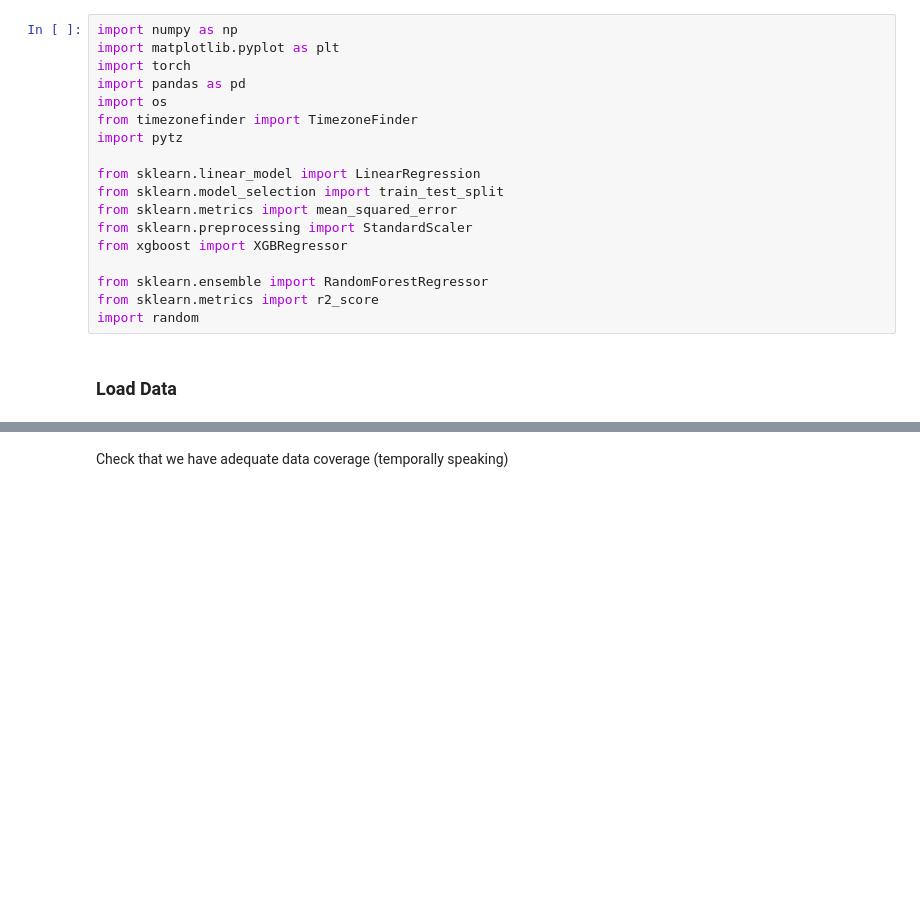
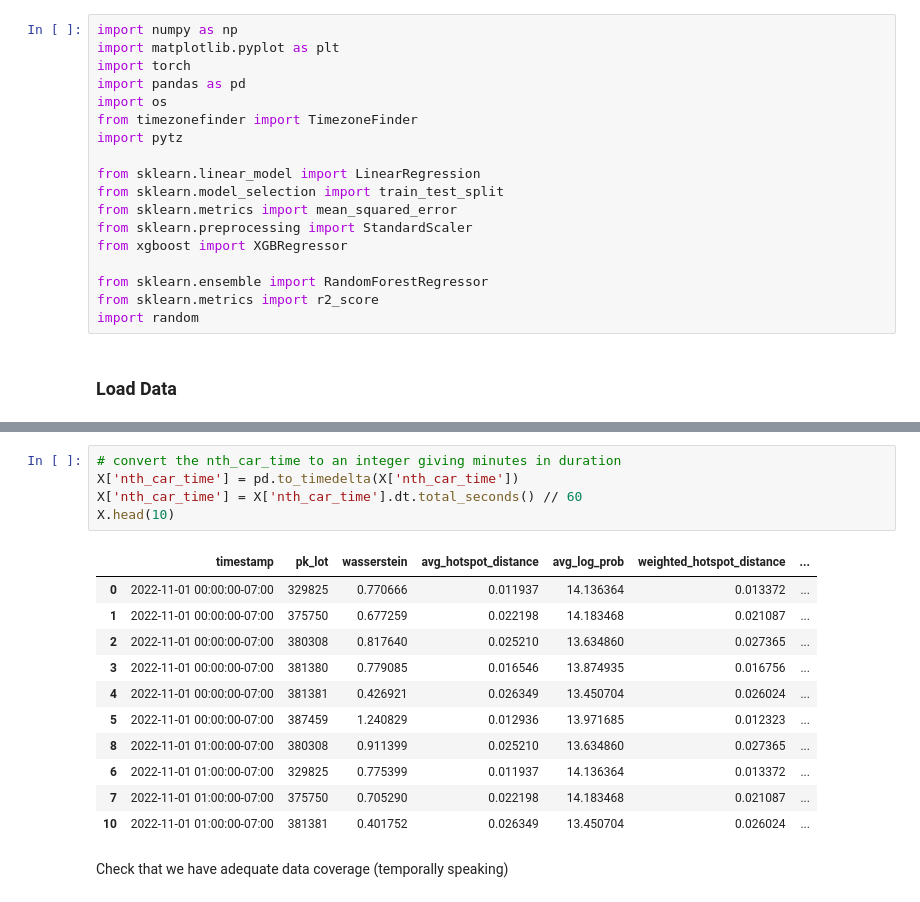
Before and after one commit to INRIX-Logan-Garwood/Parking-Location-vs-Occupancy, a Jupyter notebook: notebooks/train_model.ipynb, the cells around one changed output, grey strips where cells are left out. Drawn from its saved outputs; the diff is of its cells as text; blank space fills up the shorter version.

```diff
--- a/notebooks/train_model.ipynb
+++ b/notebooks/train_model.ipynb
@@ -49,3 +73,20 @@ display(y.head(10))
+# %%
+# convert the nth_car_time to an integer giving minutes in duration
+X['nth_car_time'] = pd.to_timedelta(X['nth_car_time'])
+X['nth_car_time'] = X['nth_car_time'].dt.total_seconds() // 60
+X.head(10)
+# %% [output]
+|  | timestamp | pk_lot | wasserstein | avg_hotspot_distance | avg_log_prob | weighted_hotspot_distance | ... |
+| 0 | 2022-11-01 00:00:00-07:00 | 329825 | 0.770666 | 0.011937 | 14.136364 | 0.013372 | ... |
+| 1 | 2022-11-01 00:00:00-07:00 | 375750 | 0.677259 | 0.022198 | 14.183468 | 0.021087 | ... |
+| 2 | 2022-11-01 00:00:00-07:00 | 380308 | 0.817640 | 0.025210 | 13.634860 | 0.027365 | ... |
+| 3 | 2022-11-01 00:00:00-07:00 | 381380 | 0.779085 | 0.016546 | 13.874935 | 0.016756 | ... |
+| 4 | 2022-11-01 00:00:00-07:00 | 381381 | 0.426921 | 0.026349 | 13.450704 | 0.026024 | ... |
+| 5 | 2022-11-01 00:00:00-07:00 | 387459 | 1.240829 | 0.012936 | 13.971685 | 0.012323 | ... |
+| 8 | 2022-11-01 01:00:00-07:00 | 380308 | 0.911399 | 0.025210 | 13.634860 | 0.027365 | ... |
+| 6 | 2022-11-01 01:00:00-07:00 | 329825 | 0.775399 | 0.011937 | 14.136364 | 0.013372 | ... |
+| 7 | 2022-11-01 01:00:00-07:00 | 375750 | 0.705290 | 0.022198 | 14.183468 | 0.021087 | ... |
+| 10 | 2022-11-01 01:00:00-07:00 | 381381 | 0.401752 | 0.026349 | 13.450704 | 0.026024 | ... |
 # %% [markdown]
 Check that we have adequate data coverage (temporally speaking)
 # %%
```
Also changed, not shown: parts of 14 cells of this notebook.
